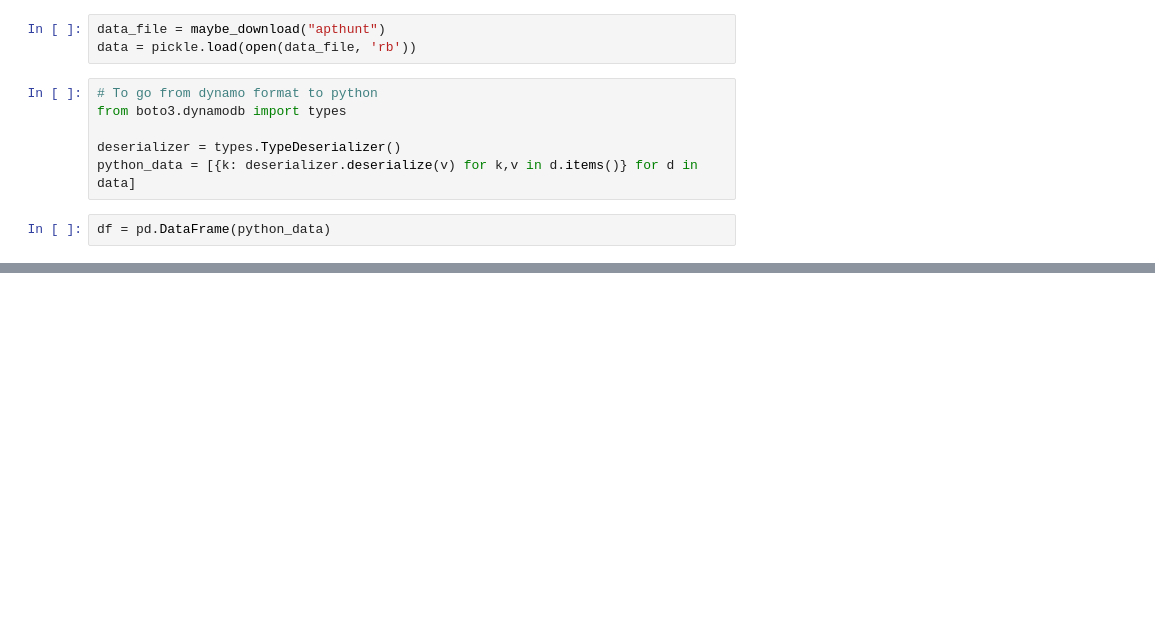
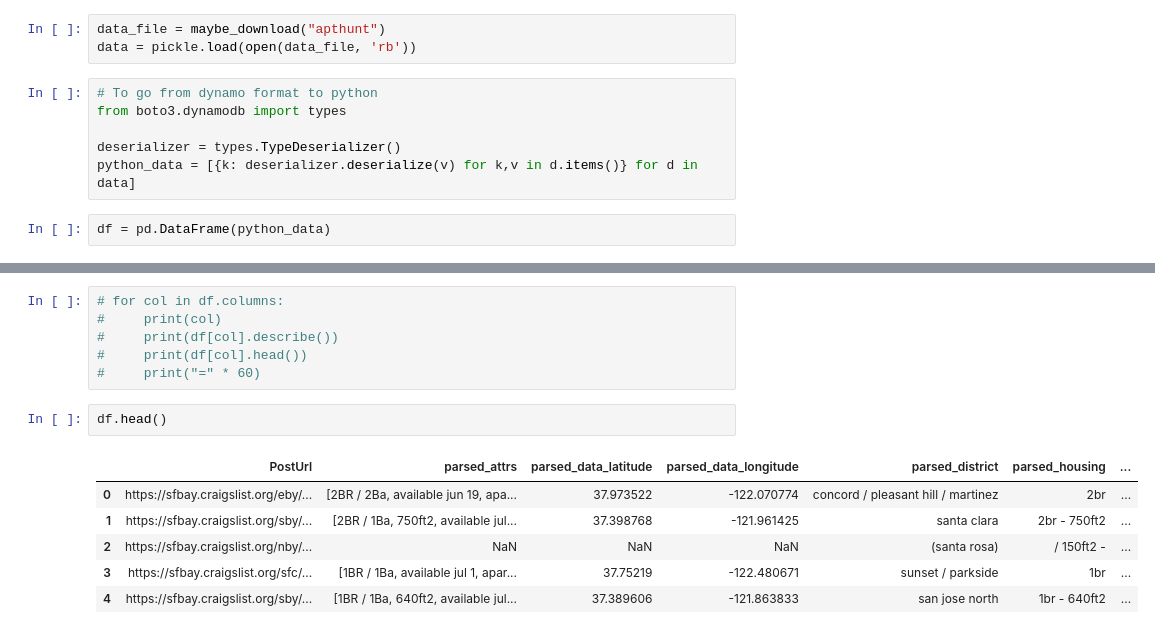
Before and after one commit to vistrcm/apthunt, a Jupyter notebook: analysis/analyze.ipynb, the cells around one changed output, grey strips where cells are left out. Saved outputs shown, nothing was run; the diff lists cells and outputs as text; blank space fills up the shorter version.

```diff
--- a/analysis/analyze.ipynb
+++ b/analysis/analyze.ipynb
@@ -61,0 +80,15 @@ Name: parsed_district, dtype: object
+# %%
+# for col in df.columns:
+#     print(col)
+#     print(df[col].describe())
+#     print(df[col].head())
+#     print("=" * 60)
+# %%
+df.head()
+# %% [output]
+|  | PostUrl | parsed_attrs | parsed_data_latitude | parsed_data_longitude | parsed_district | parsed_housing | ... |
+| 0 | https://sfbay.craigslist.org/eby/... | [2BR / 2Ba, available jun 19, apa... | 37.973522 | -122.070774 | concord / pleasant hill / martinez | 2br | ... |
+| 1 | https://sfbay.craigslist.org/sby/... | [2BR / 1Ba, 750ft2, available jul... | 37.398768 | -121.961425 | santa clara | 2br - 750ft2 | ... |
+| 2 | https://sfbay.craigslist.org/nby/... | NaN | NaN | NaN | (santa rosa) | / 150ft2 - | ... |
+| 3 | https://sfbay.craigslist.org/sfc/... | [1BR / 1Ba, available jul 1, apar... | 37.75219 | -122.480671 | sunset / parkside | 1br | ... |
+| 4 | https://sfbay.craigslist.org/sby/... | [1BR / 1Ba, 640ft2, available jul... | 37.389606 | -121.863833 | san jose north | 1br - 640ft2 | ... |
```
Also changed, not shown: parts of 11 cells of this notebook.
